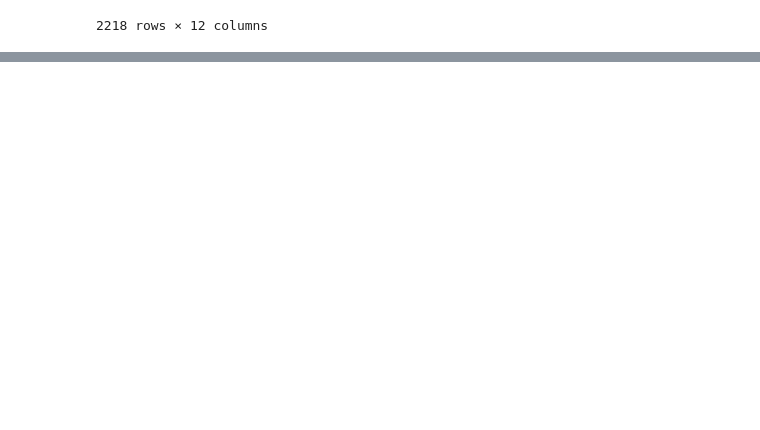
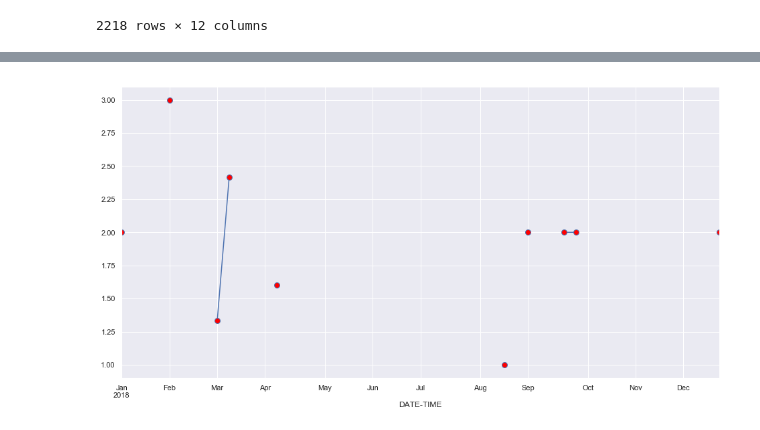
Before and after one commit to jaworra/Jupyter-Notebooks, a Jupyter notebook: here_analysis.ipynb, the cells around one changed output, grey strips where cells are left out. Saved outputs shown, nothing was run; the diff lists cells and outputs as text; code cells hidden in the pictures; blank space fills up the shorter version.

```diff
--- a/here_analysis.ipynb
+++ b/here_analysis.ipynb
@@ -538,0 +648,4 @@ print(str(distance_between_aadtsite_and_here_links)+ ' metres')
+# %%
+here_links_rel_col_series_weekly_mean.plot(marker='o',markersize=8,markerfacecolor='red');
+# %% [output]
+[figure, added]
```
Also changed, not shown: parts of 28 cells of this notebook, 1 other file.
